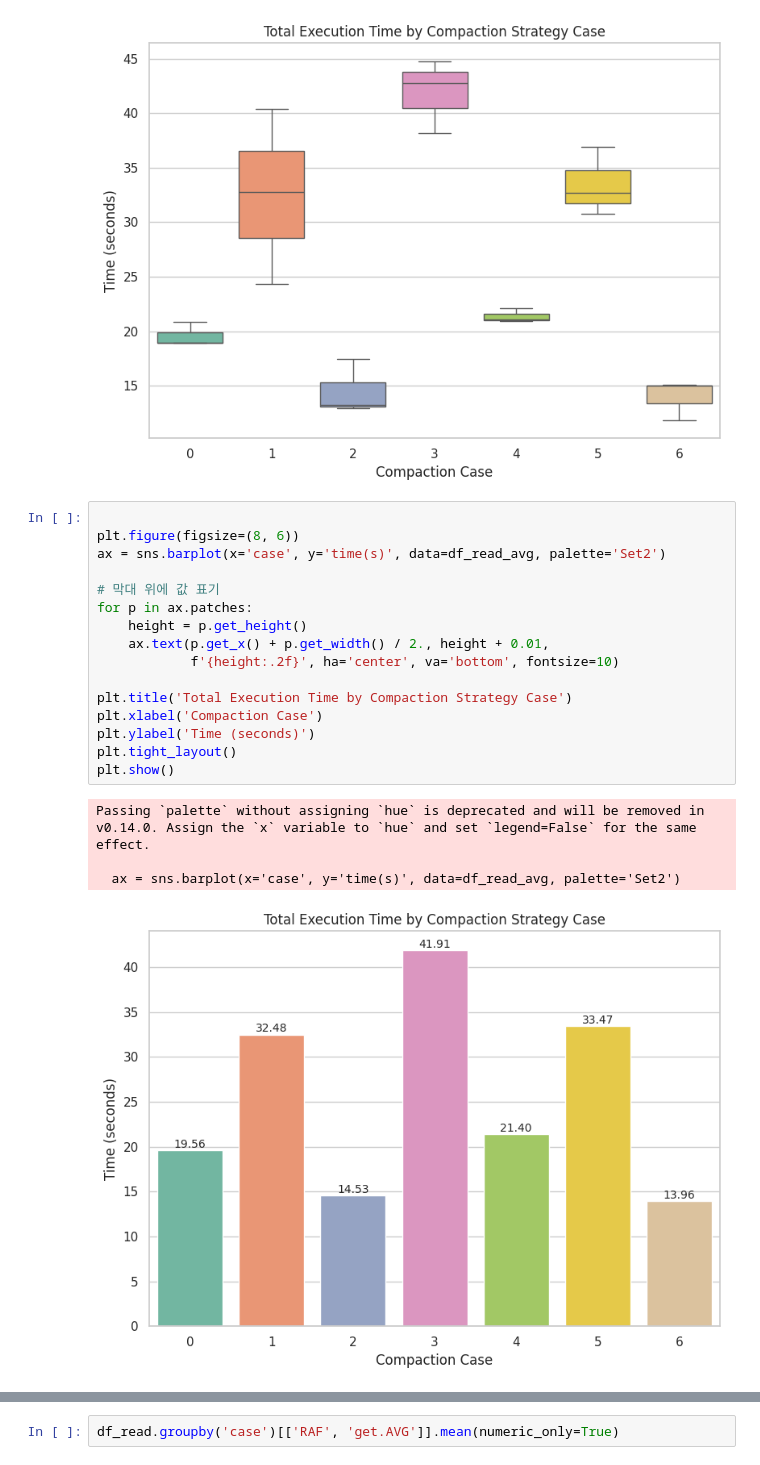
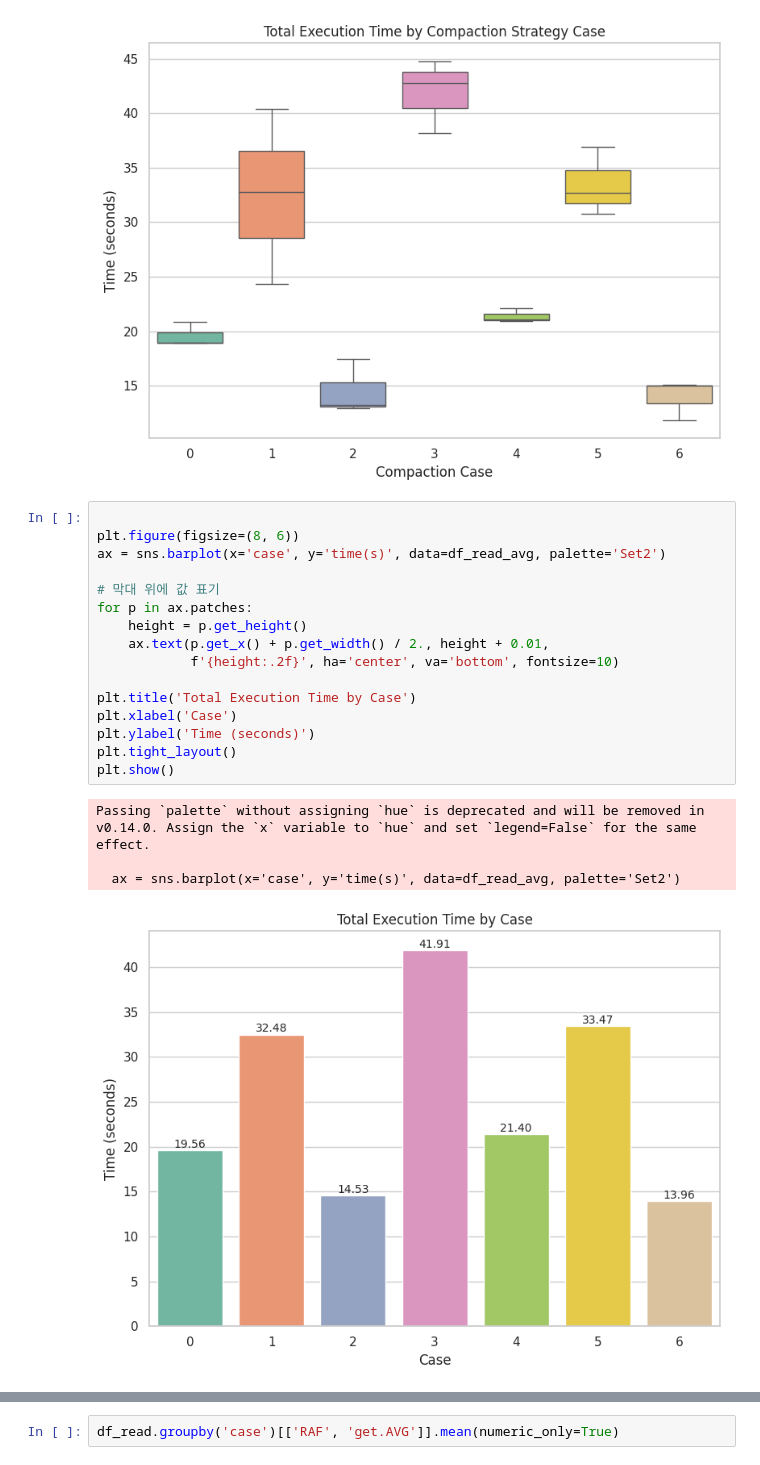
Before and after one commit to yrc00/opensource_sw_analysis, a Jupyter notebook: Lab3/h4_graph.ipynb, the cells around one changed output, grey strips where cells are left out. Saved outputs shown, nothing was run; the diff lists cells and outputs as text.

```diff
--- a/Lab3/h4_graph.ipynb
+++ b/Lab3/h4_graph.ipynb
@@ -351,24 +351,24 @@ plt.show()
 # %%
 
 plt.figure(figsize=(8, 6))
 ax = sns.barplot(x='case', y='time(s)', data=df_read_avg, palette='Set2')
 
 # 막대 위에 값 표기
 for p in ax.patches:
     height = p.get_height()
     ax.text(p.get_x() + p.get_width() / 2., height + 0.01,
             f'{height:.2f}', ha='center', va='bottom', fontsize=10)
 
-plt.title('Total Execution Time by Compaction Strategy Case')
-plt.xlabel('Compaction Case')
+plt.title('Total Execution Time by Case')
+plt.xlabel('Case')
 plt.ylabel('Time (seconds)')
 plt.tight_layout()
 plt.show()
 # %% [output]
 Passing `palette` without assigning `hue` is deprecated and will be removed in v0.14.0. Assign the `x` variable to `hue` and set `legend=False` for the same effect.
 
   ax = sns.barplot(x='case', y='time(s)', data=df_read_avg, palette='Set2')
-[figure, old version]
+[figure, new version]
 # %%
 # ------------------------------------
 # 3. Block Cache Hit Ratio by Case
```
Also changed, not shown: parts of 4 cells of this notebook, 4 other files.
